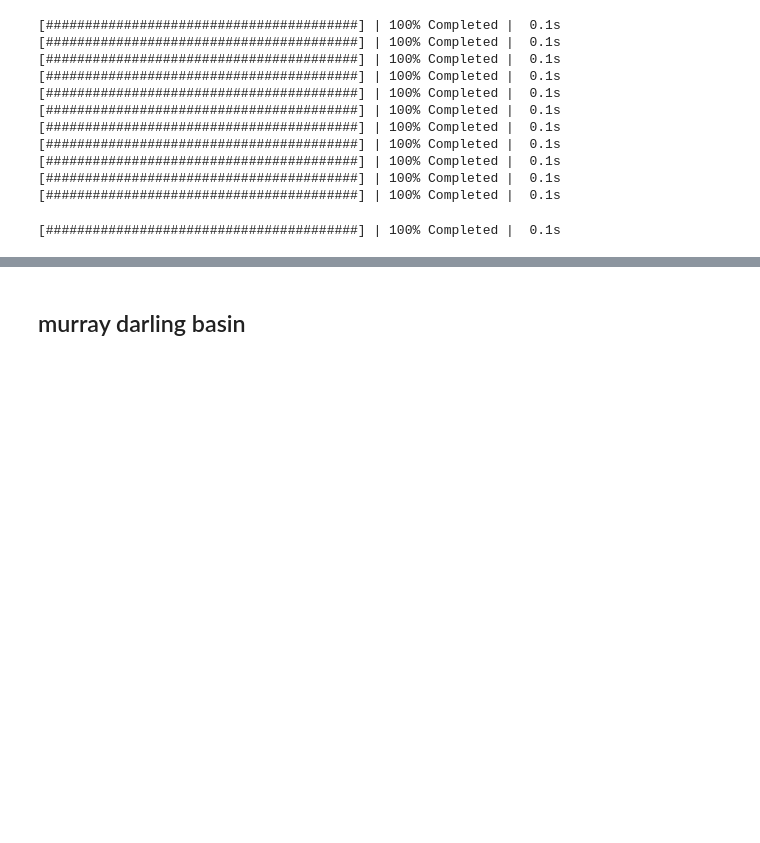
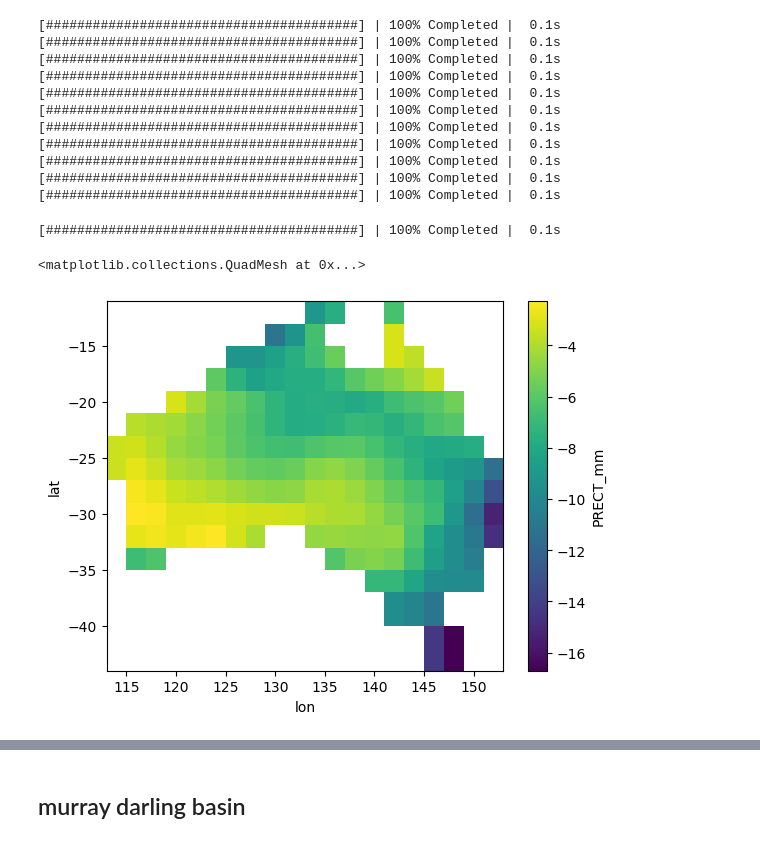
Before and after one commit to nickywright/aus-droughts-last-millennium, a Jupyter notebook: analysis/process_control_runs.ipynb, the cells around one changed output, grey strips where cells are left out. Drawn from its saved outputs; the diff is of its cells as text; code cells hidden in the pictures; blank space fills up the shorter version.

```diff
--- a/analysis/process_control_runs.ipynb
+++ b/analysis/process_control_runs.ipynb
@@ -840,3 +1156,11 @@ cesmlme_annual_cntl_eastern_aus_rc = droughts_metrics_timeseries(cesmlme_annual_
 save_netcdf_compression(cesmlme_annual_cntl_eastern_aus_rc, output_dir, 'cesmlme_precip_cntl_annual_eastern_aus')
 # %% [output]
 [########################################] | 100% Completed |  0.1s
+# %%
+hadcm3_annual_cntl_aus = xr.open_dataset('%s/hadcm3_precip_cntl_annual_2d.nc' % output_dir_rg_aus)
+hadcm3_annual_cntl_aus_old = xr.open_dataset('%s/hadcm3_precip_cntl_annual_rg_old.nc' % output_dir_rg_aus)
+# %%
+(hadcm3_annual_cntl_aus.PRECT_mm.mean(dim='year') - hadcm3_annual_cntl_aus_old.PRECT_mm.mean(dim='year')).plot()
+# %% [output]
+<matplotlib.collections.QuadMesh at 0x...>
+[figure, added]
```
Also changed, not shown: parts of 50 cells of this notebook, 2 other files.
